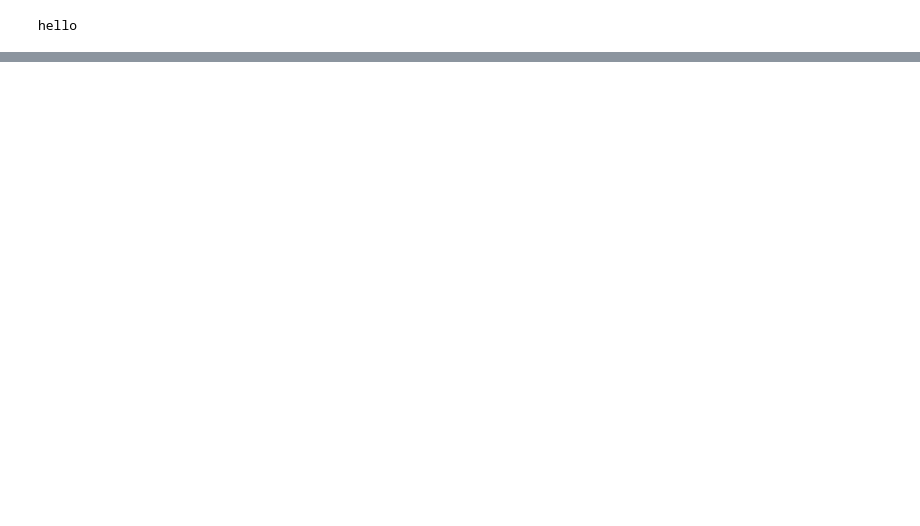
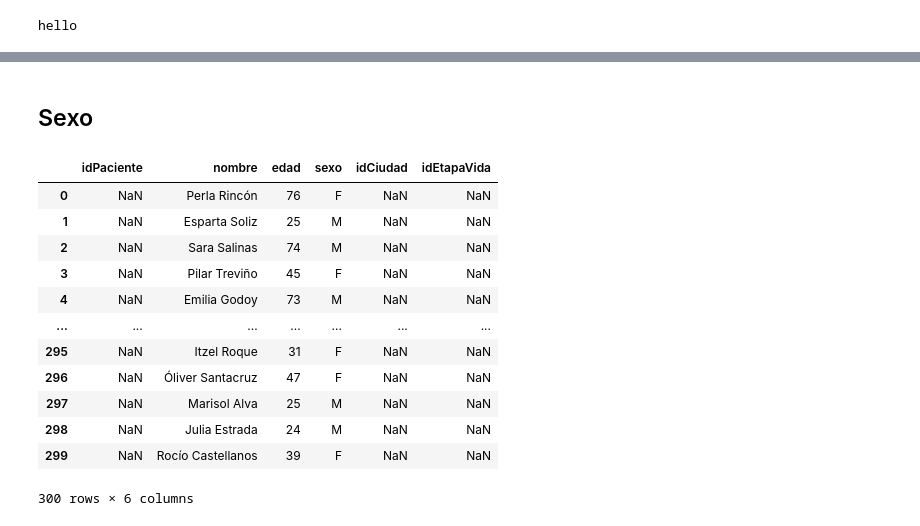
Before and after one commit to aldoSN003/almacenes-de-datos, a Jupyter notebook: Pacientes.ipynb, the cells around one changed output, grey strips where cells are left out. Saved outputs shown, nothing was run; the diff lists cells and outputs as text; code cells hidden in the pictures; blank space fills up the shorter version.

Commit message:
feat: all tables are clean. further improvement is needed

```diff
--- a/Pacientes.ipynb
+++ b/Pacientes.ipynb
@@ -27,0 +53,31 @@ df.value
+# %%
+from faker import Faker
+import pandas as pd
+
+# Inicializar la librería Faker con localización en México (o la que necesites)
+fake = Faker('es_MX')
+
+data = []
+for _ in range(300):
+    # Generamos el nombre y apellido por separado para evitar prefijos
+    nombre = fake.first_name()
+    apellido = fake.last_name()
+
+
+    # Asignación de género para el registro
+    genero_val = fake.random_element(elements=('F', 'M'))
+
+    data.append({
+        'Nombre': f"{nombre} {apellido}",
+        'Genero': genero_val,
+        'Edad': fake.random_int(min=18, max=80),
+        'Job': fake.job(),
+        'Adress': fake.street_address(),
+        'City': fake.city(),
+        'Phone': fake.phone_number(),
+        'CURP': fake.ssn() # Usado como un identificador común, aunque es generado al azar
+    })
+
+df_sintetico = pd.DataFrame(data)
+
+df_sintetico
@@ -27,0 +100,5 @@ df.value
+# %%
+patients_headers = ["idPaciente", "nombre", "edad", "sexo", "idCiudad", "idEtapaVida"]
+# df_pacientes_norte = pd.DataFrame(columns=patients_headers)
+# df_pacientes_sur = pd.DataFrame(columns=patients_headers)
+df_pacientes = pd.DataFrame(columns=patients_headers)
@@ -27,0 +107,3 @@ df.value
+# %%
+df_pacientes["nombre"] = df_sintetico["Nombre"]
+df_pacientes
@@ -27,0 +126,3 @@ df.value
+# %%
+df_pacientes["edad"] = df_sintetico["Edad"]
+df_pacientes
@@ -27,0 +143,19 @@ df.value
+# %% [markdown]
+## Sexo
+# %%
+df_pacientes["sexo"] = df_sintetico["Genero"]
+df_pacientes
+# %% [output]
+|  | idPaciente | nombre | edad | sexo | idCiudad | idEtapaVida |
+| 0 | NaN | Perla Rincón | 76 | F | NaN | NaN |
+| 1 | NaN | Esparta Soliz | 25 | M | NaN | NaN |
+| 2 | NaN | Sara Salinas | 74 | M | NaN | NaN |
+| 3 | NaN | Pilar Treviño | 45 | F | NaN | NaN |
+| 4 | NaN | Emilia Godoy | 73 | M | NaN | NaN |
+| ... | ... | ... | ... | ... | ... | ... |
+| 295 | NaN | Itzel Roque | 31 | F | NaN | NaN |
+| 296 | NaN | Óliver Santacruz | 47 | F | NaN | NaN |
+| 297 | NaN | Marisol Alva | 25 | M | NaN | NaN |
+| 298 | NaN | Julia Estrada | 24 | M | NaN | NaN |
+| 299 | NaN | Rocío Castellanos | 39 | F | NaN | NaN |
+300 rows × 6 columns
```
Also changed, not shown: parts of 25 cells of this notebook, 3 other files.
